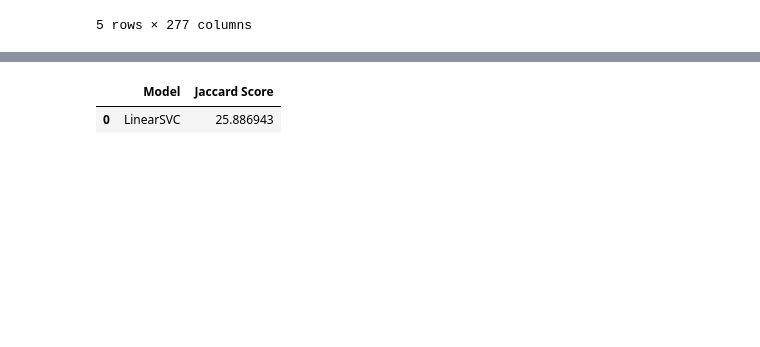
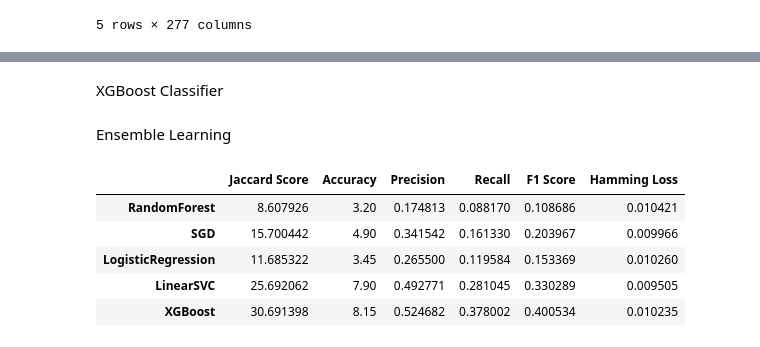
Before and after one commit to RiturajRaman15/React, a Jupyter notebook: ModelTraining.ipynb, the cells around one changed output, grey strips where cells are left out. Cells and saved outputs as stored; diff of their text form; code cells hidden in the pictures; blank space fills up the shorter version.

```diff
--- a/ModelTraining.ipynb
+++ b/ModelTraining.ipynb
@@ -222,7 +224,7 @@ ovr_voting_1.fit(X_train_tfidf_1, y_train_1)
 KeyboardInterrupt:
 # %%
 def jaccard_scr(y_true, y_pred, average_option='samples'):
-    return jaccard_score(y_true, y_pred, average=average_option) * 100
+    return jaccard_score(y_true, y_pred, average=average_option)
 # %%
 models = [
     ('RandomForest', rfc1),
@@ -321,5 +343,5 @@ model.add(Activation('sigmoid'))
 model.compile(loss='binary_crossentropy', optimizer='adam', metrics=['accuracy'])
 # %%
 # Train the model
-model.fit(X_train_tfidf_1, y_train_1, epochs=50, batch_size=32, validation_split=0.2)
+history = model.fit(X_train_tfidf_1, y_train_1, epochs=10, batch_size=32, validation_split=0.2)
 # %% [output]
@@ -346,0 +383,5 @@ model.save('nnmodel.h5')
+# %%
+predictions = model.predict(X_test_tfidf_1)
+threshold = 0.4
+binary_predictions = (predictions > threshold).astype(int)
+binary_predictions
@@ -359,6 +432,6 @@ binarizedLabels2.head()
 5 rows × 277 columns
 # %%
 dataset = pd.concat([dataset, binarizedLabels2], axis=1)
-dataset.drop('PRACTICE/AREA', axis=1, inplace=True)
+dataset.drop('SL/SUB-AREA', axis=1, inplace=True)
 dataset.head()
 # %% [output]
@@ -403,9 +485,13 @@ lr2 = LR_2.fit(X_train_tfidf_2, y_train_2)
 # %%
 SVC_2 = OneVsRestClassifier(LinearSVC())
 svc2 = SVC_2.fit(X_train_tfidf_2, y_train_2)
+# %% [markdown]
+XGBoost Classifier
 # %%
 XGB_2 = OneVsRestClassifier(XGBClassifier())
 xgb2 = XGB_2.fit(X_train_tfidf_2, y_train_2)
+# %% [markdown]
+Ensemble Learning
 # %%
 log_clf = LogisticRegression(solver='liblinear')
 rnd_clf = RandomForestClassifier(n_estimators=100)
@@ -417,29 +503,42 @@ ovr_voting_2 = OneVsRestClassifier(voting_clf)
 ovr_voting_2.fit(X_train_tfidf_2, y_train_2)
 # %%
 models = [
-    # ('RandomForest', rfc2),
-    # ('SGD', sgd2),
-    # ('LogisticRegression', lr2),
+    ('RandomForest', rfc2),
+    ('SGD', sgd2),
+    ('LogisticRegression', lr2),
     ('LinearSVC', svc2),
-    # ('XGBoost', xgb2),
+    ('XGBoost', xgb2),
     # ('VotingClassifier', ovr_voting_2)
 ]
 
 model_comparison = {}
 
 for model_name, model in models:
     predictions = model.predict(X_test_tfidf_2)
-    jaccard = jaccard_scr(y_test_2, predictions)
 
-    model_comparison.update({model_name: jaccard})
-    joblib.dump(model, model_name + '.joblib')
+accuracy = accuracy_score(y_test_2, predictions)
+precision = precision_score(y_test_2, predictions, average='samples', zero_division=0)
+recall = recall_score(y_test_2, predictions, average='samples', zero_division=0)
+f1 = f1_score(y_test_2, predictions, average='samples', zero_division=0)
+hamming_loss_value = hamming_loss(y_test_2, predictions)
 
-model_score = pd.DataFrame(model_comparison.items(), columns=['Model', 'Jaccard Score'])
+jaccard = jaccard_scr(y_test_2, predictions)
 
-model_score
+model_comparison[model_name] = {'Jaccard Score': jaccard, 'Accuracy': accuracy * 100, 'Precision': precision,
+                                'Recall': recall, 'F1 Score': f1, 'Hamming Loss': hamming_loss_value}
+
+joblib.dump(model, model_name + '2.joblib')
+
+model_scores = pd.DataFrame.from_dict(model_comparison, orient='index')
+
+model_scores
 # %% [output]
-|  | Model | Jaccard Score |
-| 0 | LinearSVC | 25.886943 |
+|  | Jaccard Score | Accuracy | Precision | Recall | F1 Score | Hamming Loss |
+| RandomForest | 8.607926 | 3.20 | 0.174813 | 0.088170 | 0.108686 | 0.010421 |
+| SGD | 15.700442 | 4.90 | 0.341542 | 0.161330 | 0.203967 | 0.009966 |
+| LogisticRegression | 11.685322 | 3.45 | 0.265500 | 0.119584 | 0.153369 | 0.010260 |
+| LinearSVC | 25.692062 | 7.90 | 0.492771 | 0.281045 | 0.330289 | 0.009505 |
+| XGBoost | 30.691398 | 8.15 | 0.524682 | 0.378002 | 0.400534 | 0.010235 |
 # %%
 text = [
     'Understanding mobility’s second great inflection point - Senior partner Asutosh Padhi discusses the technological breakthroughs changing the mobility ecosystem and lays out what the shifts mean for automotive and other industries.']
```
Also changed, not shown: parts of 45 cells of this notebook.
